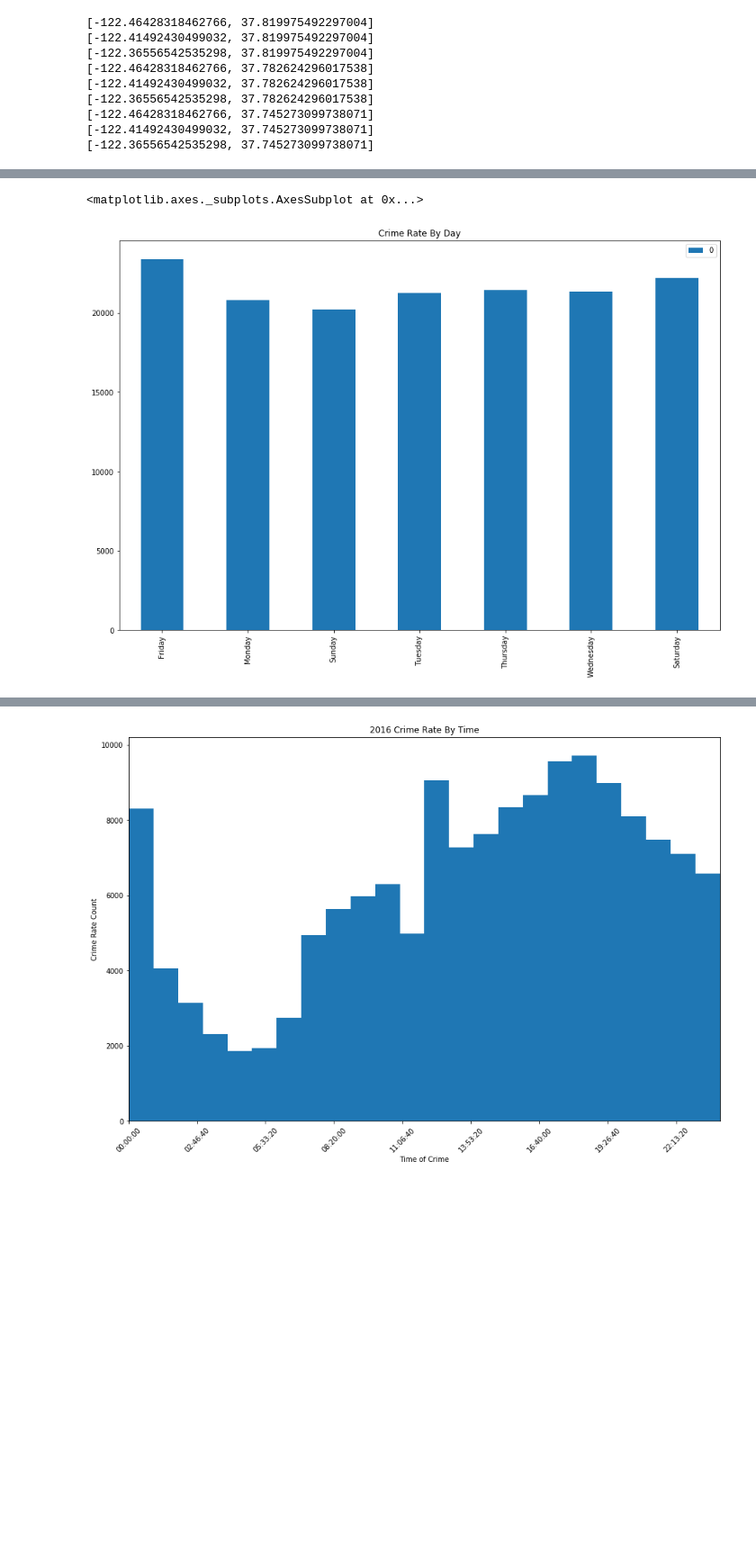
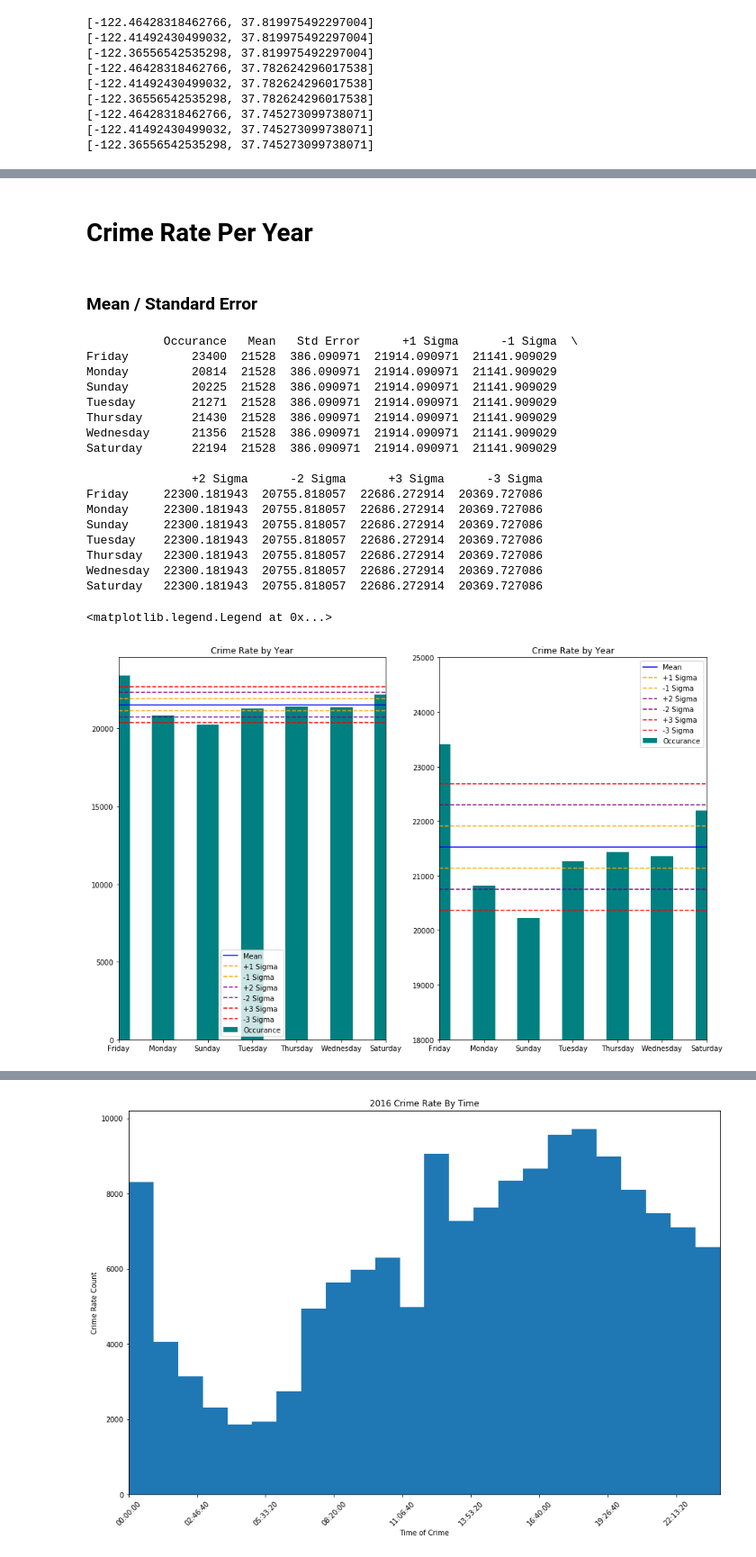
Before and after one commit to NathanNguyen345/DataScience_Capstone1, a Jupyter notebook: ExploratoryData/SF_Crime_Rate.ipynb, the cells around one changed output, grey strips where cells are left out. Shown: that part at 90% size. Drawn from its saved outputs; the diff is of its cells as text; code cells hidden in the pictures; blank space fills up the shorter version.

Commit message:
Added Mean/STD Error

```diff
--- a/ExploratoryData/SF_Crime_Rate.ipynb
+++ b/ExploratoryData/SF_Crime_Rate.ipynb
@@ -112,8 +110,8 @@ for x in range(len(grid)):
 [-122.41492430499032, 37.745273099738071]
 [-122.36556542535298, 37.745273099738071]
 # %%
-for x in range(size):
-    if(x == 0):
+for x in range(size**2):
+    if(x % size == 0):
         test = (sf_data_2016['X'] > sf_data_2016['X'].min()) & (sf_data_2016['X'] < grid[x][0])
     else:
         test = (sf_data_2016['X'] > grid[x-1][0]) & (sf_data_2016['X'] < grid[x][0])
@@ -152,12 +132,4 @@ generate_heatmap(sf_data_2015, "SF Crime Rate 2015 Heatmap")
-# %%
-## This section helps us determine which days of the week is crimee occurs the most
-
-# Assign DayOfWeek series to a Counter
-sf_day_count = Counter(sf_data_2016['DayOfWeek'])
-
-# Plot frequency in terms of days
-df = pd.DataFrame.from_dict(sf_day_count, orient='index')
-df.plot.bar(title='Crime Rate By Day')
-# %% [output]
-<matplotlib.axes._subplots.AxesSubplot at 0x...>
-[figure, removed]
+# %% [markdown]
+# Crime Rate Per Year
+# %% [markdown]
+### Mean / Standard Error
@@ -163,0 +168,59 @@ df.plot.bar(title='Crime Rate By Day')
+# %%
+## This section helps us determine which days of the week is crimee occurs the most
+
+# Assign DayOfWeek series to a Counter
+sf_day_count = Counter(sf_data_2016['DayOfWeek'])
+
+# Call mean_std_err function
+std_err, mean = mean_std_err(sf_day_count)
+
+# Broadcast new columns
+df = pd.DataFrame.from_dict(sf_day_count, orient='index')
+df.columns = ['Occurance']
+df['Mean'] = mean
+df['Std Error'] = std_err
+df['+1 Sigma'] = mean + std_err
+df['-1 Sigma'] = mean - std_err
+df['+2 Sigma'] = mean + (std_err * 2)
+df['-2 Sigma'] = mean - (std_err * 2)
+df['+3 Sigma'] = mean + (std_err * 3)
+df['-3 Sigma'] = mean - (std_err * 3)
+
+print(df)
+
+# Plot frequency in terms of days
+ax = plt.subplot(1,2,1)
+df['Occurance'].plot.bar(title='Crime Rate by Year', color="teal", ax=ax)
+df['Mean'].plot(kind='line', color='blue', ax=ax)
+df[['+1 Sigma', '-1 Sigma']].plot(kind='line', linestyle='--', color='orange', ax=ax)
+df[['+2 Sigma', '-2 Sigma']].plot(kind='line', linestyle='--', color='purple', ax=ax)
+df[['+3 Sigma', '-3 Sigma']].plot(kind='line', linestyle='--', color='red', ax=ax)
+plt.legend()
+
+ax1 = plt.subplot(1,2,2)
+df['Occurance'].plot.bar(title='Crime Rate by Year', color="teal", ax=ax1, ylim=(18000, 25000))
+df['Mean'].plot(kind='line', color='blue', ax=ax1)
+df[['+1 Sigma', '-1 Sigma']].plot(kind='line', linestyle='--', color='orange', ax=ax1)
+df[['+2 Sigma', '-2 Sigma']].plot(kind='line', linestyle='--', color='purple', ax=ax1)
+df[['+3 Sigma', '-3 Sigma']].plot(kind='line', linestyle='--', color='red', ax=ax1)
+plt.legend()
+# %% [output]
+           Occurance   Mean   Std Error      +1 Sigma      -1 Sigma  \
+Friday         23400  21528  386.090971  21914.090971  21141.909029
+Monday         20814  21528  386.090971  21914.090971  21141.909029
+Sunday         20225  21528  386.090971  21914.090971  21141.909029
+Tuesday        21271  21528  386.090971  21914.090971  21141.909029
+Thursday       21430  21528  386.090971  21914.090971  21141.909029
+Wednesday      21356  21528  386.090971  21914.090971  21141.909029
+Saturday       22194  21528  386.090971  21914.090971  21141.909029
+
+               +2 Sigma      -2 Sigma      +3 Sigma      -3 Sigma
+Friday     22300.181943  20755.818057  22686.272914  20369.727086
+Monday     22300.181943  20755.818057  22686.272914  20369.727086
+Sunday     22300.181943  20755.818057  22686.272914  20369.727086
+Tuesday    22300.181943  20755.818057  22686.272914  20369.727086
+Thursday   22300.181943  20755.818057  22686.272914  20369.727086
+Wednesday  22300.181943  20755.818057  22686.272914  20369.727086
+Saturday   22300.181943  20755.818057  22686.272914  20369.727086
+<matplotlib.legend.Legend at 0x...>
+[figure, added]
```
Also changed, not shown: parts of 8 cells of this notebook, 1 other file.
